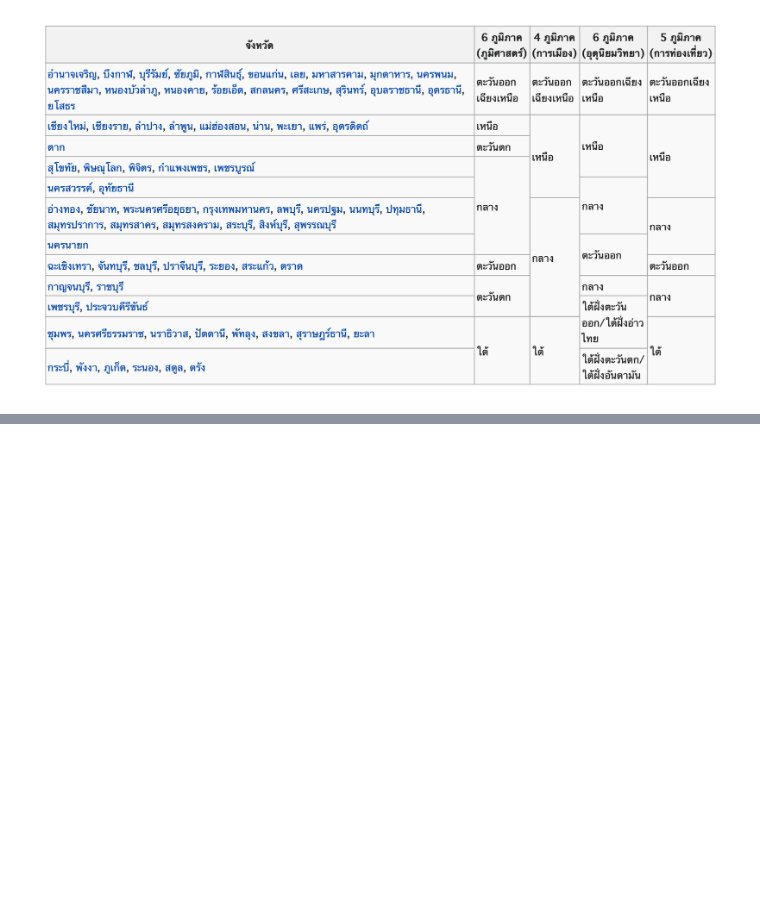
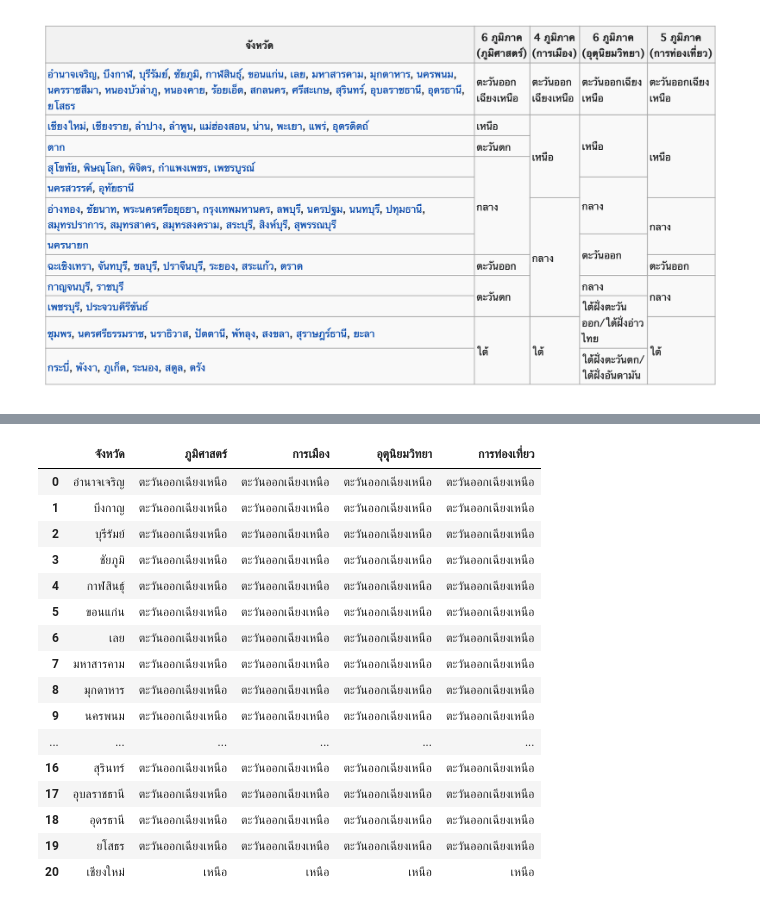
Before and after one commit to team0243/data_viz_2022, a Jupyter notebook: Pandas102.ipynb, the cells around one changed output, grey strips where cells are left out. Saved outputs shown, nothing was run; the diff lists cells and outputs as text; code cells hidden in the pictures; blank space fills up the shorter version.

```diff
--- a/Pandas102.ipynb
+++ b/Pandas102.ipynb
@@ -423,3 +423,27 @@ data_item = [['account',['Jones LLC','Alpha Co','Blue Inc']],
 ออกแบบและสร้างตาราง pandas dataframe ที่ สามารถนำมาดึงข้อมูลด้วย pandas ได้
 # %% [markdown]
 ![image.png](embedded-picture-1)
+# %%
+data_list2 = [ {'จังหวัด':'อำนาจเจริญ','ภูมิศาสตร์':'ตะวันออกเฉียงเหนือ','การเมือง':'ตะวันออกเฉียงเหนือ','อุตุุนิยมวิทยา':'ตะวันออกเฉียงเหนือ','การท่องเที่ยว':'ตะวันออกเฉียงเหนือ'},
+                {'จังหวัด':'บึงกาญ','ภูมิศาสตร์':'ตะวันออกเฉียงเหนือ','การเมือง':'ตะวันออกเฉียงเหนือ','อุตุุนิยมวิทยา':'ตะวันออกเฉียงเหนือ','การท่องเที่ยว':'ตะวันออกเฉียงเหนือ'},
+              {'จังหวัด':'บุรีรัมย์','ภูมิศาสตร์':'ตะวันออกเฉียงเหนือ','การเมือง':'ตะวันออกเฉียงเหนือ','อุตุุนิยมวิทยา':'ตะวันออกเฉียงเหนือ','การท่องเที่ยว':'ตะวันออกเฉียงเหนือ'},
+                {'จังหวัด':'ชัยภูมิ','ภูมิศาสตร์':'ตะวันออกเฉียงเหนือ','การเมือง':'ตะวันออกเฉียงเหนือ','อุตุุนิยมวิทยา':'ตะวันออกเฉียงเหนือ','การท่องเที่ยว':'ตะวันออกเฉียงเหนือ'},
+              {'จังหวัด':'กาฬสินธุ์','ภูมิศาสตร์':'ตะวันออกเฉียงเหนือ','การเมือง':'ตะวันออกเฉียงเหนือ','อุตุุนิยมวิทยา':'ตะวันออกเฉียงเหนือ','การท่องเที่ยว':'ตะวันออกเฉียงเหนือ'},
+               {'จังหวัด':'ขอนแก่น','ภูมิศาสตร์':'ตะวันออกเฉียงเหนือ','การเมือง':'ตะวันออกเฉียงเหนือ','อุตุุนิยมวิทยา':'ตะวันออกเฉียงเหนือ','การท่องเที่ยว':'ตะวันออกเฉียงเหนือ'},
+               {'จังหวัด':'เลย','ภูมิศาสตร์':'ตะวันออกเฉียงเหนือ','การเมือง':'ตะวันออกเฉียงเหนือ','อุตุุนิยมวิทยา':'ตะวันออกเฉียงเหนือ','การท่องเที่ยว':'ตะวันออกเฉียงเหนือ'},
+               {'จังหวัด':'มหาสารคาม','ภูมิศาสตร์':'ตะวันออกเฉียงเหนือ','การเมือง':'ตะวันออกเฉียงเหนือ','อุตุุนิยมวิทยา':'ตะวันออกเฉียงเหนือ','การท่องเที่ยว':'ตะวันออกเฉียงเหนือ'},
+               {'จังหวัด':'มุกดาหาร','ภูมิศาสตร์':'ตะวันออกเฉียงเหนือ','การเมือง':'ตะวันออกเฉียงเหนือ','อุตุุนิยมวิทยา':'ตะวันออกเฉียงเหนือ','การท่องเที่ยว':'ตะวันออกเฉียงเหนือ'},
+              {'จังหวัด':'นครพนม','ภูมิศาสตร์':'ตะวันออกเฉียงเหนือ','การเมือง':'ตะวันออกเฉียงเหนือ','อุตุุนิยมวิทยา':'ตะวันออกเฉียงเหนือ','การท่องเที่ยว':'ตะวันออกเฉียงเหนือ'},
+               {'จังหวัด':'นครราชสีมา','ภูมิศาสตร์':'ตะวันออกเฉียงเหนือ','การเมือง':'ตะวันออกเฉียงเหนือ','อุตุุนิยมวิทยา':'ตะวันออกเฉียงเหนือ','การท่องเที่ยว':'ตะวันออกเฉียงเหนือ'},
+               {'จังหวัด':'หนองบัวลำภู','ภูมิศาสตร์':'ตะวันออกเฉียงเหนือ','การเมือง':'ตะวันออกเฉียงเหนือ','อุตุุนิยมวิทยา':'ตะวันออกเฉียงเหนือ','การท่องเที่ยว':'ตะวันออกเฉียงเหนือ'},
+               {'จังหวัด':'หนองคาย','ภูมิศาสตร์':'ตะวันออกเฉียงเหนือ','การเมือง':'ตะวันออกเฉียงเหนือ','อุตุุนิยมวิทยา':'ตะวันออกเฉียงเหนือ','การท่องเที่ยว':'ตะวันออกเฉียงเหนือ'},
+                {'จังหวัด':'ร้อยเอ็ด','ภูมิศาสตร์':'ตะวันออกเฉียงเหนือ','การเมือง':'ตะวันออกเฉียงเหนือ','อุตุุนิยมวิทยา':'ตะวันออกเฉียงเหนือ','การท่องเที่ยว':'ตะวันออกเฉียงเหนือ'},
+               {'จังหวัด':'สกลนคร','ภูมิศาสตร์':'ตะวันออกเฉียงเหนือ','การเมือง':'ตะวันออกเฉียงเหนือ','อุตุุนิยมวิทยา':'ตะวันออกเฉียงเหนือ','การท่องเที่ยว':'ตะวันออกเฉียงเหนือ'},
+               {'จังหวัด':'ศรีสะเกษ','ภูมิศาสตร์':'ตะวันออกเฉียงเหนือ','การเมือง':'ตะวันออกเฉียงเหนือ','อุตุุนิยมวิทยา':'ตะวันออกเฉียงเหนือ','การท่องเที่ยว':'ตะวันออกเฉียงเหนือ'},
+               {'จังหวัด':'สุรินทร์','ภูมิศาสตร์':'ตะวันออกเฉียงเหนือ','การเมือง':'ตะวันออกเฉียงเหนือ','อุตุุนิยมวิทยา':'ตะวันออกเฉียงเหนือ','การท่องเที่ยว':'ตะวันออกเฉียงเหนือ'},
+               {'จังหวัด':'อุบลราชธานี','ภูมิศาสตร์':'ตะวันออกเฉียงเหนือ','การเมือง':'ตะวันออกเฉียงเหนือ','อุตุุนิยมวิทยา':'ตะวันออกเฉียงเหนือ','การท่องเที่ยว':'ตะวันออกเฉียงเหนือ'},
+               {'จังหวัด':'อุดรธานี','ภูมิศาสตร์':'ตะวันออกเฉียงเหนือ','การเมือง':'ตะวันออกเฉียงเหนือ','อุตุุนิยมวิทยา':'ตะวันออกเฉียงเหนือ','การท่องเที่ยว':'ตะวันออกเฉียงเหนือ'},
+              {'จังหวัด':'ยโสธร','ภูมิศาสตร์':'ตะวันออกเฉียงเหนือ','การเมือง':'ตะวันออกเฉียงเหนือ','อุตุุนิยมวิทยา':'ตะวันออกเฉียงเหนือ','การท่องเที่ยว':'ตะวันออกเฉียงเหนือ'},
+              {'จังหวัด':'เชียงใหม่','ภูมิศาสตร์':'เหนือ','การเมือง':'เหนือ','อุตุุนิยมวิทยา':'เหนือ','การท่องเที่ยว':'เหนือ'},
+
+            ]
@@ -425,0 +470,21 @@ data_item = [['account',['Jones LLC','Alpha Co','Blue Inc']],
+# %%
+df1 = pd.DataFrame(data_list2)
+df1
+# %% [output]
+|  | จังหวัด | ภูมิศาสตร์ | การเมือง | อุตุุนิยมวิทยา | การท่องเที่ยว |
+| 0 | อำนาจเจริญ | ตะวันออกเฉียงเหนือ | ตะวันออกเฉียงเหนือ | ตะวันออกเฉียงเหนือ | ตะวันออกเฉียงเหนือ |
+| 1 | บึงกาญ | ตะวันออกเฉียงเหนือ | ตะวันออกเฉียงเหนือ | ตะวันออกเฉียงเหนือ | ตะวันออกเฉียงเหนือ |
+| 2 | บุรีรัมย์ | ตะวันออกเฉียงเหนือ | ตะวันออกเฉียงเหนือ | ตะวันออกเฉียงเหนือ | ตะวันออกเฉียงเหนือ |
+| 3 | ชัยภูมิ | ตะวันออกเฉียงเหนือ | ตะวันออกเฉียงเหนือ | ตะวันออกเฉียงเหนือ | ตะวันออกเฉียงเหนือ |
+| 4 | กาฬสินธุ์ | ตะวันออกเฉียงเหนือ | ตะวันออกเฉียงเหนือ | ตะวันออกเฉียงเหนือ | ตะวันออกเฉียงเหนือ |
+| 5 | ขอนแก่น | ตะวันออกเฉียงเหนือ | ตะวันออกเฉียงเหนือ | ตะวันออกเฉียงเหนือ | ตะวันออกเฉียงเหนือ |
+| 6 | เลย | ตะวันออกเฉียงเหนือ | ตะวันออกเฉียงเหนือ | ตะวันออกเฉียงเหนือ | ตะวันออกเฉียงเหนือ |
+| 7 | มหาสารคาม | ตะวันออกเฉียงเหนือ | ตะวันออกเฉียงเหนือ | ตะวันออกเฉียงเหนือ | ตะวันออกเฉียงเหนือ |
+| 8 | มุกดาหาร | ตะวันออกเฉียงเหนือ | ตะวันออกเฉียงเหนือ | ตะวันออกเฉียงเหนือ | ตะวันออกเฉียงเหนือ |
+| 9 | นครพนม | ตะวันออกเฉียงเหนือ | ตะวันออกเฉียงเหนือ | ตะวันออกเฉียงเหนือ | ตะวันออกเฉียงเหนือ |
+| ... | ... | ... | ... | ... | ... |
+| 16 | สุรินทร์ | ตะวันออกเฉียงเหนือ | ตะวันออกเฉียงเหนือ | ตะวันออกเฉียงเหนือ | ตะวันออกเฉียงเหนือ |
+| 17 | อุบลราชธานี | ตะวันออกเฉียงเหนือ | ตะวันออกเฉียงเหนือ | ตะวันออกเฉียงเหนือ | ตะวันออกเฉียงเหนือ |
+| 18 | อุดรธานี | ตะวันออกเฉียงเหนือ | ตะวันออกเฉียงเหนือ | ตะวันออกเฉียงเหนือ | ตะวันออกเฉียงเหนือ |
+| 19 | ยโสธร | ตะวันออกเฉียงเหนือ | ตะวันออกเฉียงเหนือ | ตะวันออกเฉียงเหนือ | ตะวันออกเฉียงเหนือ |
+| 20 | เชียงใหม่ | เหนือ | เหนือ | เหนือ | เหนือ |
```
Also changed, not shown: parts of 8 cells of this notebook.
